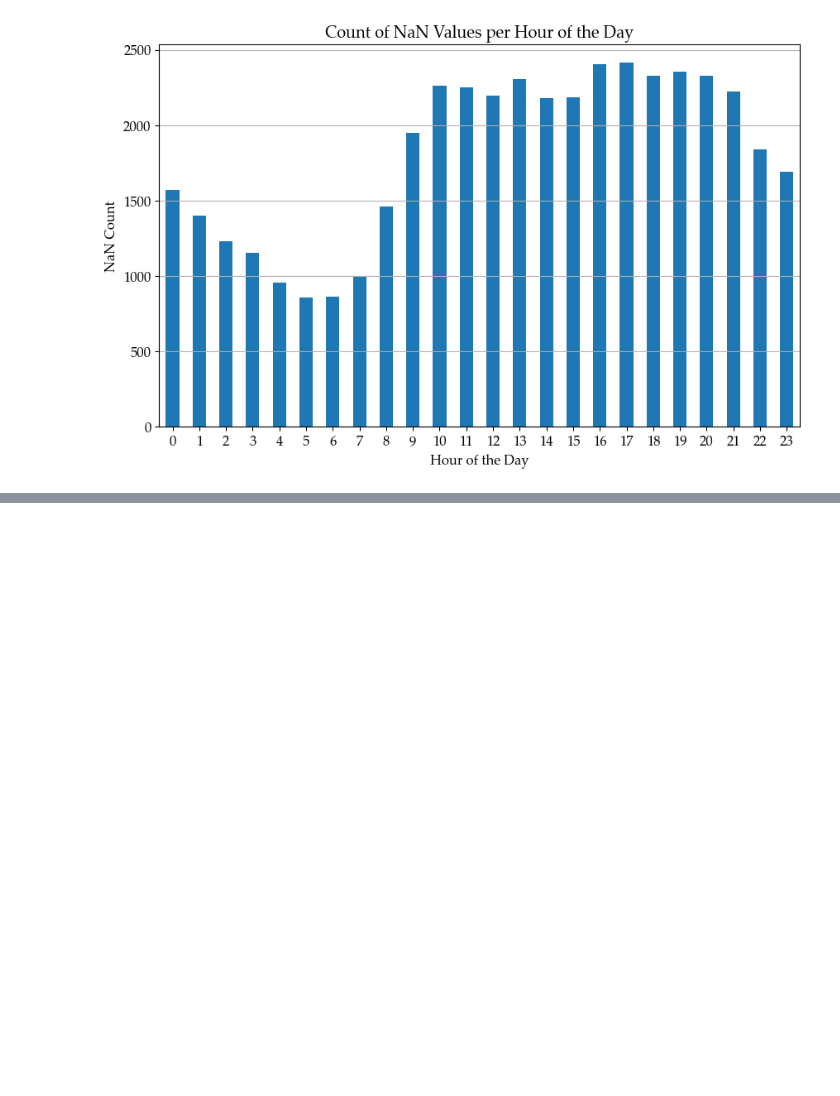
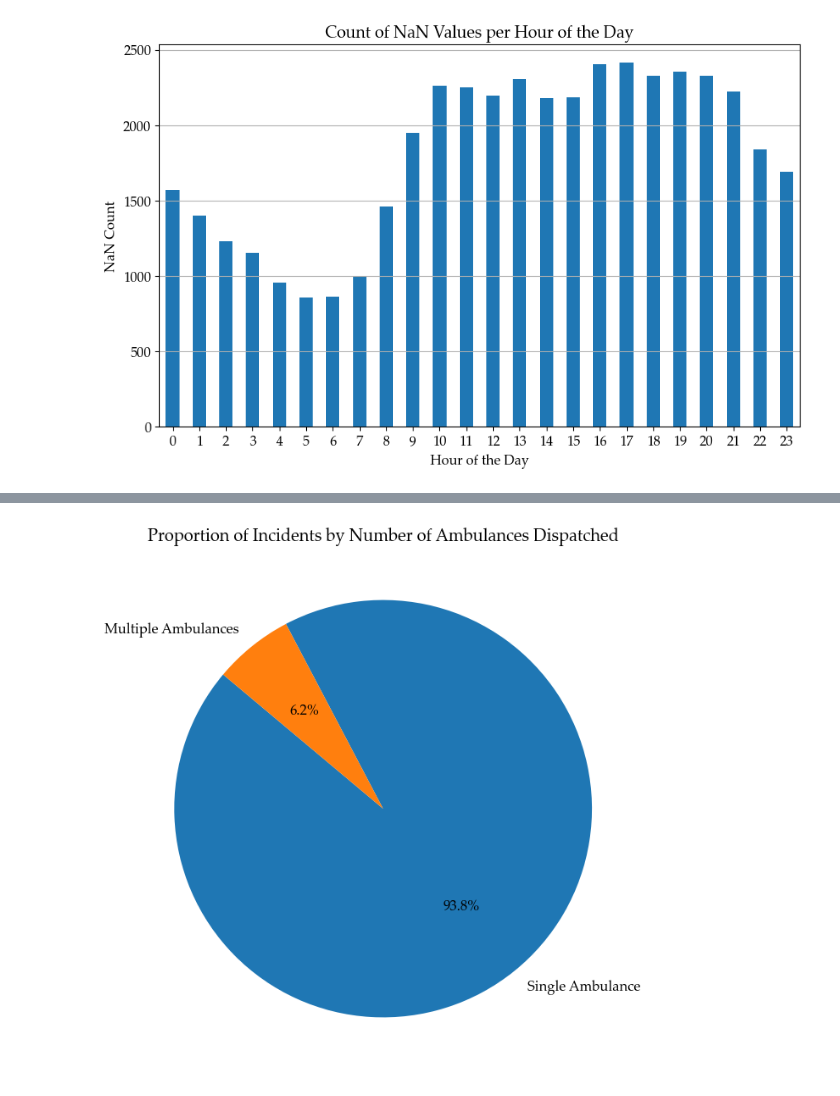
Before and after one commit to Emergency-Optimizers/Data-Processing, a Jupyter notebook: source/analysis/sandbox_sindre.ipynb, the cells around one changed output, grey strips where cells are left out. Saved outputs shown, nothing was run; the diff lists cells and outputs as text; code cells hidden in the pictures; blank space fills up the shorter version.

```diff
--- a/source/analysis/sandbox_sindre.ipynb
+++ b/source/analysis/sandbox_sindre.ipynb
@@ -90,0 +102,11 @@ plt.show()
+# %%
+counts = df["resources_sent"].value_counts().sort_index()
+single = counts[1] if 1 in counts else 0
+multiple = counts[counts.index > 1].sum()
+
+plt.figure(figsize=(8, 8))
+plt.pie([single, multiple], labels=["Single Ambulance", "Multiple Ambulances"], autopct='%1.1f%%', startangle=140)
+plt.title("Proportion of Incidents by Number of Ambulances Dispatched")
+plt.show()
+# %% [output]
+[figure, added]
```
Also changed, not shown: parts of 5 cells of this notebook, 2 other files.
